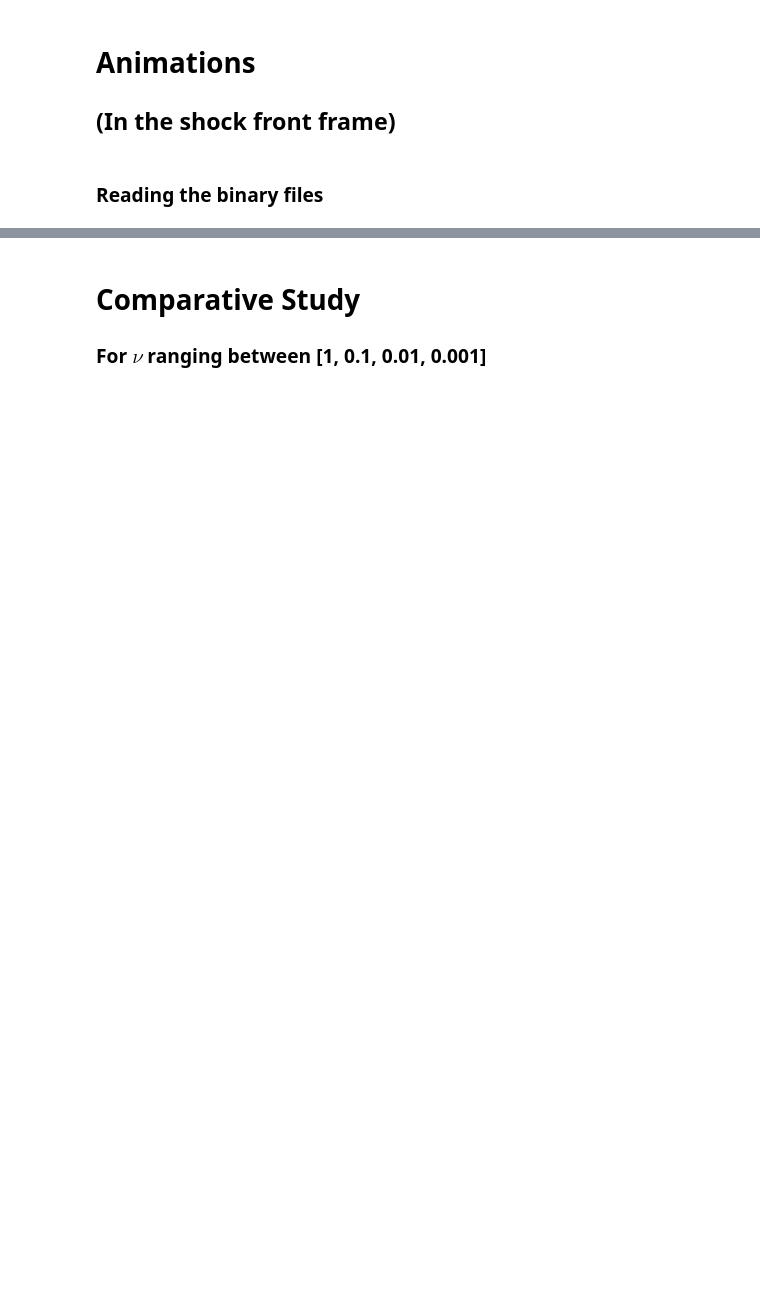
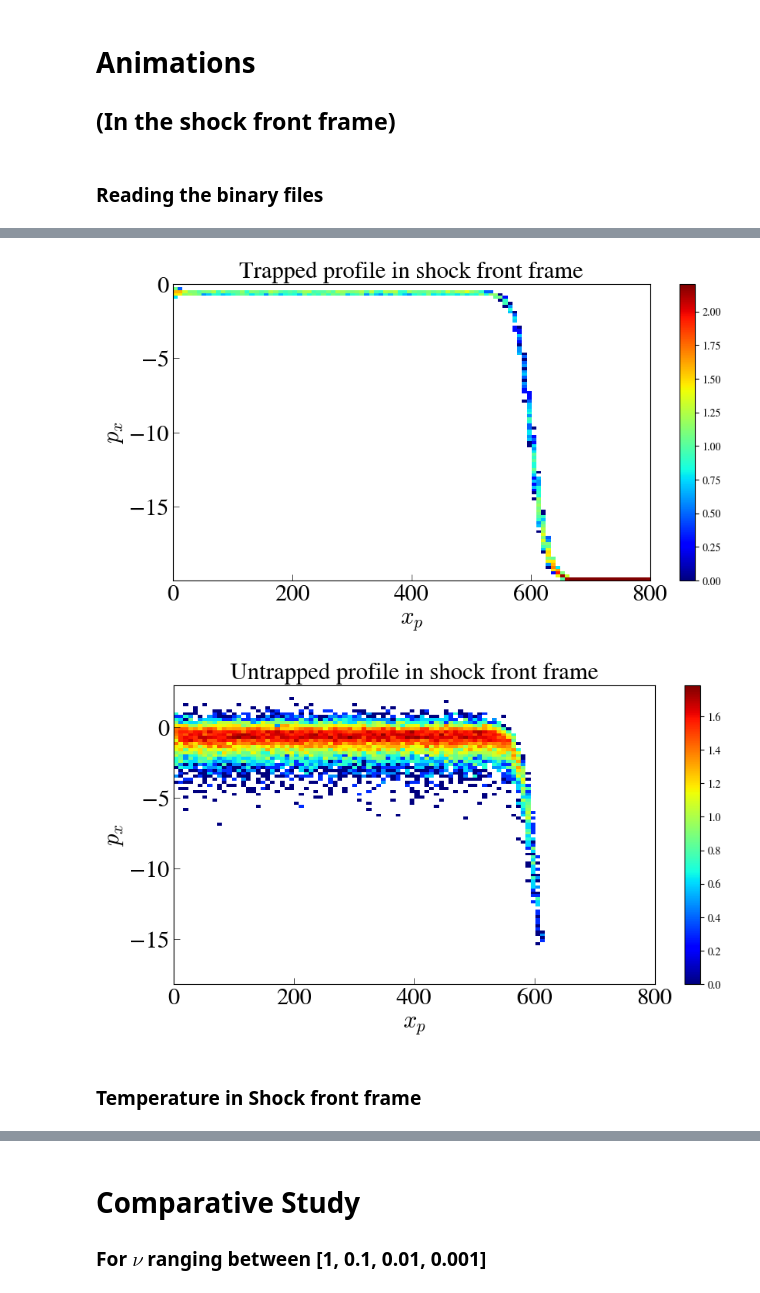
Before and after one commit to Kartav33/shock_gamma_20, a Jupyter notebook: scratch_code_analysis.ipynb, the cells around one changed output, grey strips where cells are left out. Saved outputs shown, nothing was run; the diff lists cells and outputs as text; code cells hidden in the pictures; blank space fills up the shorter version.

```diff
--- a/scratch_code_analysis.ipynb
+++ b/scratch_code_analysis.ipynb
@@ -149,0 +168,9 @@ FortranEOFError: End of file occurred at end of record
+# %%
+px1_t, px_xpar1_t, px_ypar1_t = g.read2('pxt','1',n)
+py1_t, py_xpar1_t, py_ypar1_t = g.read2('pyt','1',n)
+p01_t, p0_xpar1_t, p0_ypar1_t = g.read2('p0t','1',n)
+kn1_t, kn_xpar1_t, kn_ypar1_t = g.read2('knt','1',n)
+
+px1_u, px_xpar1_u, px_ypar1_u = g.read2('pxu','2',n)
+py1_u, py_xpar1_u, py_ypar1_u = g.read2('pyu','2',n)
+p01_u, p0_xpar1_u, p0_ypar1_u = g.read2('p0u','2',n)
@@ -181,0 +236,63 @@ plt.show()
+# %%
+# Static plot generated for the last slice of the profile evolution
+
+it = n-1
+
+fig, axs = plt.subplots(1,1,figsize=(10, 5))
+fslabel = 22
+fslegend = 22
+fstick = 22
+fstxt = 22
+
+p1 = axs.imshow(np.log10(px1_t[it,:,:]),aspect='auto',cmap='jet',vmin=None,vmax=None,extent=[px_xpar1_t[it,1],px_xpar1_t[it,2],px_ypar1_t[it,1],px_ypar1_t[it,2]])
+plt.colorbar(p1,ax=axs)
+#axs.set_title(r'$\omega_{\rm i} t = %7.2f$ '%(Bz.TIME[0]/norm),fontsize=fslabel)
+    #cbar = plt.colorbar()
+#axs[0,0].set_xlabel(r'$x\,[c/\omega_{\rm p}]$',fontsize=fslabel)
+#axs.set_ylabel(r'$y\,[c/\omega_{\rm p}]$',fontsize=fslabel)
+axs.tick_params(which='major', direction='in', length=6, width=0.5, colors='k',
+                           grid_color='r', grid_alpha=0.5, labelsize = fstick)
+axs.tick_params(which='minor', direction='in', length=3, width=0.5, colors='k',
+                           grid_color='r', grid_alpha=0.5)
+# Set labels and title with consistent font sizes
+axs.set_ylabel('$p_x$', fontsize=fslabel)
+axs.set_xlabel('$x_p$', fontsize=fslabel)
+axs.set_title('Trapped profile in shock front frame', fontsize=fslabel)
+
+# axs.set_ylim(0.,0.8)
+# axs.set_ylim(-30,20)
+#plt.axhline(-0.1)
+plt.show()
+
+# Static plot generated for the last slice of the profile evolution
+
+it = n-1
+
+fig, axs = plt.subplots(1,1,figsize=(10, 5))
+fslabel = 22
+fslegend = 22
+fstick = 22
+fstxt = 22
+
+p1 = axs.imshow(np.log10(px1_u[it,:,:]),aspect='auto',cmap='jet',vmin=None,vmax=None,extent=[px_xpar1_u[it,1],px_xpar1_u[it,2],px_ypar1_u[it,1],px_ypar1_u[it,2]])
+plt.colorbar(p1,ax=axs)
+#axs.set_title(r'$\omega_{\rm i} t = %7.2f$ '%(Bz.TIME[0]/norm),fontsize=fslabel)
+    #cbar = plt.colorbar()
+#axs[0,0].set_xlabel(r'$x\,[c/\omega_{\rm p}]$',fontsize=fslabel)
+#axs.set_ylabel(r'$y\,[c/\omega_{\rm p}]$',fontsize=fslabel)
+axs.tick_params(which='major', direction='in', length=6, width=0.5, colors='k',
+                           grid_color='r', grid_alpha=0.5, labelsize = fstick)
+axs.tick_params(which='minor', direction='in', length=3, width=0.5, colors='k',
+                           grid_color='r', grid_alpha=0.5)
+# Set labels and title with consistent font sizes
+axs.set_ylabel('$p_x$', fontsize=fslabel)
+axs.set_xlabel('$x_p$', fontsize=fslabel)
+axs.set_title('Untrapped profile in shock front frame', fontsize=fslabel)
+
+# axs.set_ylim(0.,0.8)
+# axs.set_ylim(-20,1)
+#plt.axhline(-0.1)
+plt.show()
+# %% [output]
+[figure, added]
+[figure, added]
@@ -181,0 +319,2 @@ plt.show()
+# %% [markdown]
+### Temperature in Shock front frame
```
Also changed, not shown: parts of 45 cells of this notebook.
